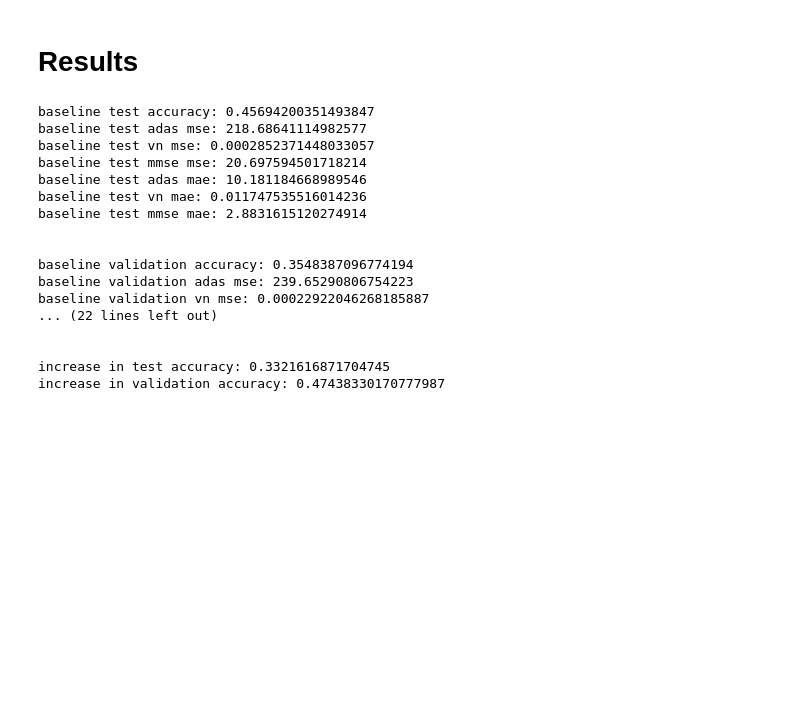
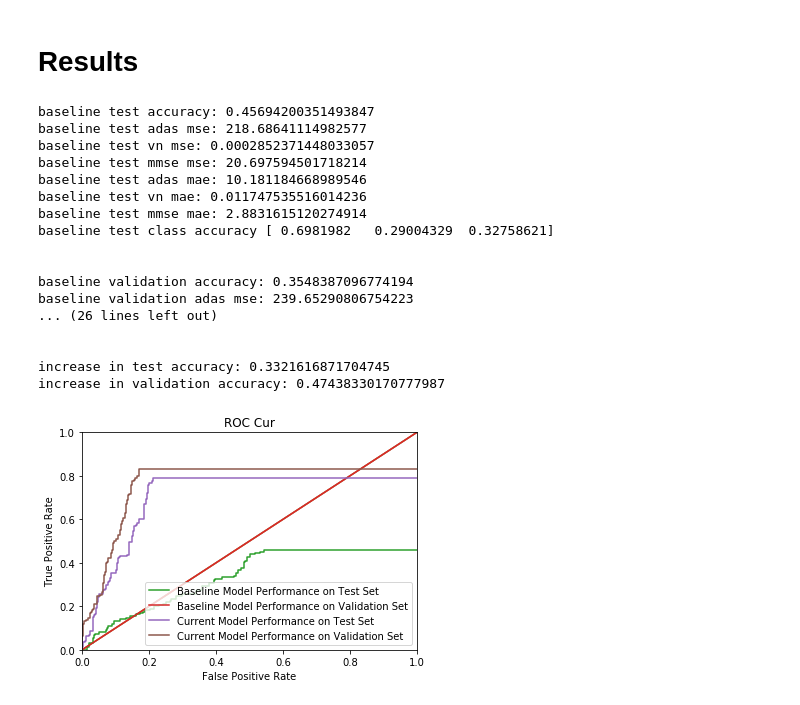
Before and after one commit to jonathanwu0995/ECE5970-Final-Project, a Jupyter notebook: code/TADPOLE_project.ipynb, the cells around one changed output. Cells and saved outputs as stored; diff of their text form; code cells hidden in the pictures; blank space fills up the shorter version.

Commit message:
tweaked models to reduce loss over target variables and added ROC plots

```diff
--- a/code/TADPOLE_project.ipynb
+++ b/code/TADPOLE_project.ipynb
@@ -702,8 +637,3 @@ for key, val in condensed_time_series_dict.items():
 last_two_visits_df = pd.DataFrame(data=last_two_visits_time_series_dict)
 last_two_visits_df = last_two_visits_df.transpose()
 last_two_visits_df.columns = ['t-1', 't']
-# %%
-for key, val in last_two_visits_time_series_dict.items():
-    print('PTID:', key)
-    for values in last_two_visits_time_series_dict[key]:
-        print(values)
@@ -1175,6 +1119,7 @@ print('baseline test mmse mse:', baseline_test_mse_loss[2])
 print('baseline test adas mae:', baseline_test_mae_loss[0])
 print('baseline test vn mae:', baseline_test_mae_loss[1])
 print('baseline test mmse mae:', baseline_test_mae_loss[2])
+print('baseline test class accuracy', baseline_test_class_accuracy)
 print('\n')
 print('baseline validation accuracy:', baseline_validation_accuracy)
 print('baseline validation adas mse:', baseline_validation_mse_loss[0])
@@ -1183,22 +1128,25 @@ print('baseline validation mmse mse:', baseline_validation_mse_loss[2])
 print('baseline validation adas mae:', baseline_validation_mae_loss[0])
 print('baseline validation vn mae:', baseline_validation_mae_loss[1])
 print('baseline validation mmse mae:', baseline_validation_mae_loss[2])
+print('baseline validation class accuracy', baseline_validation_class_accuracy)
 print('\n')
 print('refined test accuracy:', test_accuracy)
 print('refined test adas mse:', test_mse_loss[0])
 print('refined test vn mse:', test_mse_loss[1])
 print('refined test mmse mse:', test_mse_loss[2])
-print('refined test adas mse:', test_mae_loss[0])
-print('refined test vn mse:', test_mae_loss[1])
-print('refined test mmse mse:', test_mae_loss[2])
+print('refined test adas mae:', test_mae_loss[0])
+print('refined test vn mae:', test_mae_loss[1])
+print('refined test mmse mae:', test_mae_loss[2])
+print('refined test class accuracy:', test_class_accuracy)
 print('\n')
 print('refined validation accuracy:', validation_accuracy)
 print('refined validation adas mse:', validation_mse_loss[0])
 print('refined validation vn mse:', validation_mse_loss[1])
 print('refined validation mmse mse:', validation_mse_loss[2])
-print('refined validation adas mse:', validation_mae_loss[0])
-print('refined validation vn mse:', validation_mae_loss[1])
-print('refined validation mmse mse:', validation_mae_loss[2])
+print('refined validation adas mae:', validation_mae_loss[0])
+print('refined validation vn mae:', validation_mae_loss[1])
+print('refined validation mmse mae:', validation_mae_loss[2])
+print('refined validation class accuracy:', validation_class_accuracy)
 print('\n')
 print('increase in test accuracy:', test_accuracy-baseline_test_accuracy)
 print('increase in validation accuracy:', validation_accuracy-baseline_validation_accuracy)
@@ -1210,12 +1158,12 @@ baseline test mmse mse: 20.697594501718214
 baseline test adas mae: 10.181184668989546
 baseline test vn mae: 0.011747535516014236
 baseline test mmse mae: 2.8831615120274914
+baseline test class accuracy [ 0.6981982   0.29004329  0.32758621]
 
 
 baseline validation accuracy: 0.3548387096774194
 baseline validation adas mse: 239.65290806754223
-baseline validation vn mse: 0.00022922046268185887
-... (22 lines left out)
+... (26 lines left out)
 
 
 increase in test accuracy: 0.3321616871704745
@@ -1222,0 +1207,54 @@ increase in validation accuracy: 0.47438330170777987
+# %%
+import matplotlib.pyplot as plt
+
+#generate 50/50 plot for ROC
+coin_flip_line = []
+coin_flip_line.append(0)
+coin_flip_line.append(.5)
+coin_flip_line.append(1.0)
+
+#generate ROC over test set
+tpr_test,fpr_test = get_overall_tpr( (results_dir + generated_test), (results_dir + ground_truth_test) )
+#generate ROC over validation set
+tpr_valid, fpr_valid = get_overall_tpr( (results_dir + generated_validation), (results_dir + ground_truth_validation) )
+#generate ROC for bl over test
+bl_tpr_test, bl_fpr_test = get_overall_tpr( (results_dir + baseline_test), (results_dir + ground_truth_test) )
+#generate ROC for bl over validation
+bl_tpr_valid, bl_fpr_valid = get_overall_tpr( (results_dir + baseline_validation), (results_dir + ground_truth_validation) )
+
+
+#saturate last value so it extends the graph
+
+#baseline test
+bl_fpr_test.append(1.0)
+bl_tpr_test.append(max(bl_tpr_test))
+
+#current test
+fpr_test.append(1.0)
+tpr_test.append(max(tpr_test))
+
+#baseline valid
+bl_fpr_valid.append(1.0)
+bl_tpr_valid.append(max(bl_tpr_valid))
+
+#current valid
+fpr_valid.append(1.0)
+tpr_valid.append(max(tpr_valid))
+
+#plot roc curves
+plt.plot(coin_flip_line, coin_flip_line)
+bl_test_plot = plt.plot(bl_fpr_test, bl_tpr_test, label='Baseline Model Performance on Test Set')
+bl_validation_plot = plt.plot(bl_fpr_valid, bl_fpr_valid, label='Baseline Model Performance on Validation Set')
+test_plot = plt.plot(fpr_test, tpr_test, label='Current Model Performance on Test Set')
+validation_plot = plt.plot(fpr_valid, tpr_valid, label='Current Model Performance on Validation Set')
+
+#set up graph
+plt.xlim([0.0, 1.0])
+plt.ylim([0.0, 1.0])
+plt.ylabel('True Positive Rate')
+plt.xlabel('False Positive Rate')
+plt.title('ROC Cur')
+plt.legend(loc="lower right")
+plt.show()
+# %% [output]
+[figure, added]
```
Also changed, not shown: parts of 19 cells of this notebook, 2 other files.
